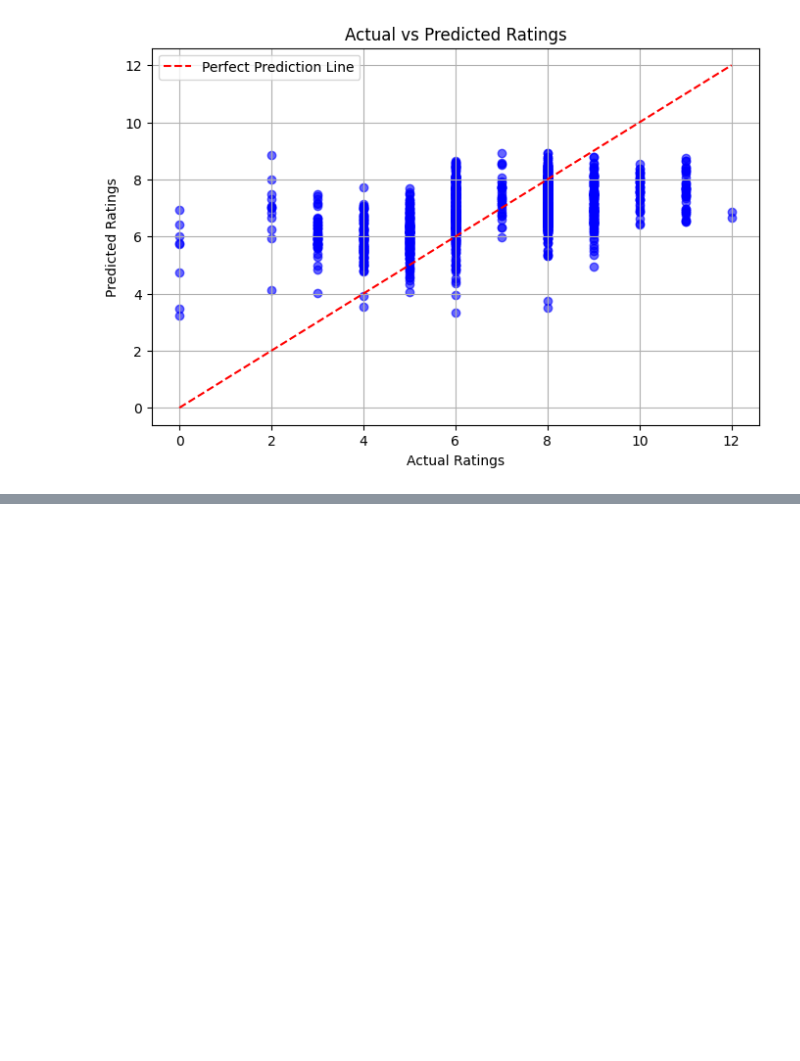
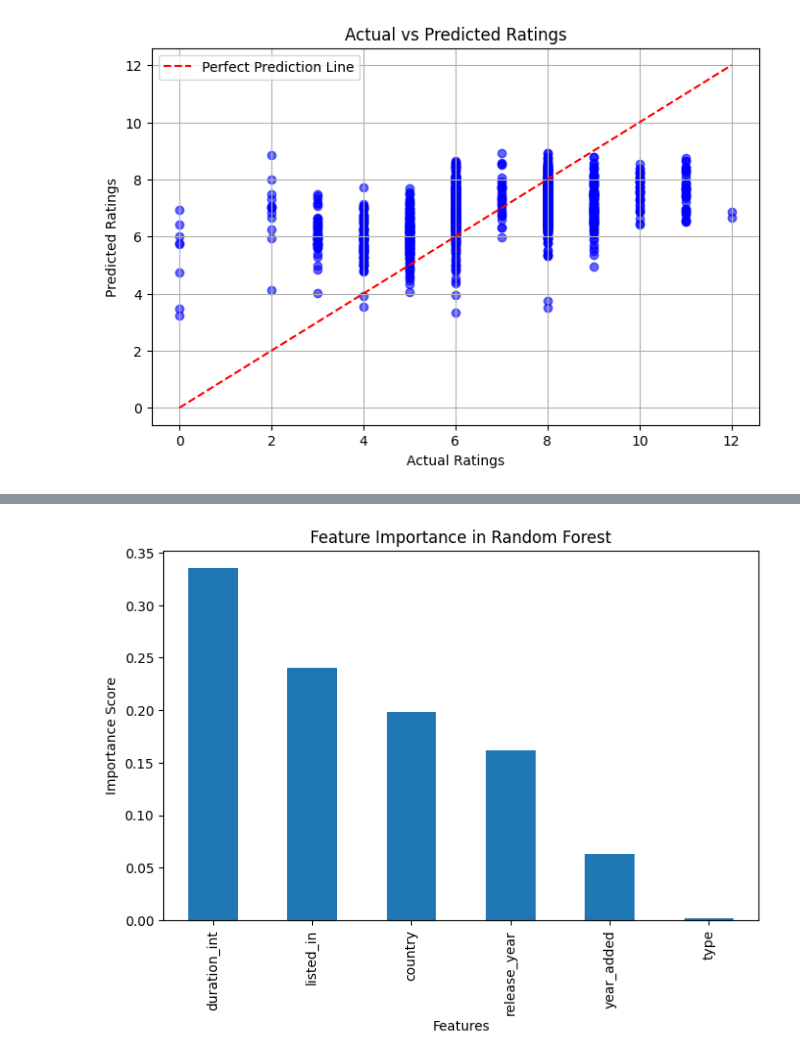
Before and after one commit to Ashutoshchawda07/netflix-rating-prediction, a Jupyter notebook: netflix_rating_prediction.ipynb, the cells around one changed output, grey strips where cells are left out. Drawn from its saved outputs; the diff is of its cells as text; code cells hidden in the pictures; blank space fills up the shorter version.

```diff
--- a/netflix_rating_prediction.ipynb
+++ b/netflix_rating_prediction.ipynb
@@ -281,0 +336,12 @@ plt.show()
+# %%
+from sklearn.ensemble import RandomForestRegressor
+
+# Initialize the model
+rf_model = RandomForestRegressor(n_estimators=100, random_state=42)
+
+# Train the model
+rf_model.fit(X_train, y_train)
+
+# Evaluate performance
+print("Training score (R²):", rf_model.score(X_train, y_train))
+print("Testing score (R²):", rf_model.score(X_test, y_test))
@@ -281,0 +364,16 @@ plt.show()
+# %%
+# Create a tuned Random Forest model
+rf_tuned = RandomForestRegressor(
+    n_estimators=200,       # More trees for stability
+    max_depth=10,           # Limit depth to prevent overfitting
+    min_samples_split=5,    # A node must have at least 5 samples to split
+    min_samples_leaf=2,     # A leaf must have at least 2 samples
+    random_state=42
+)
+
+# Train the tuned model
+rf_tuned.fit(X_train, y_train)
+
+# Evaluate performance
+print("Training score (R²):", rf_tuned.score(X_train, y_train))
+print("Testing score (R²):", rf_tuned.score(X_test, y_test))
@@ -281,0 +393,19 @@ plt.show()
+# %%
+import matplotlib.pyplot as plt
+import pandas as pd
+
+# Get feature importances
+feature_importances = pd.Series(rf_tuned.feature_importances_, index=X_train.columns)
+
+# Sort features by importance
+feature_importances = feature_importances.sort_values(ascending=False)
+
+# Plot feature importance
+plt.figure(figsize=(8,5))
+feature_importances.plot(kind='bar')
+plt.title('Feature Importance in Random Forest')
+plt.ylabel('Importance Score')
+plt.xlabel('Features')
+plt.show()
+# %% [output]
+[figure, added]
```
Also changed, not shown: parts of 9 cells of this notebook, 1 other file.
